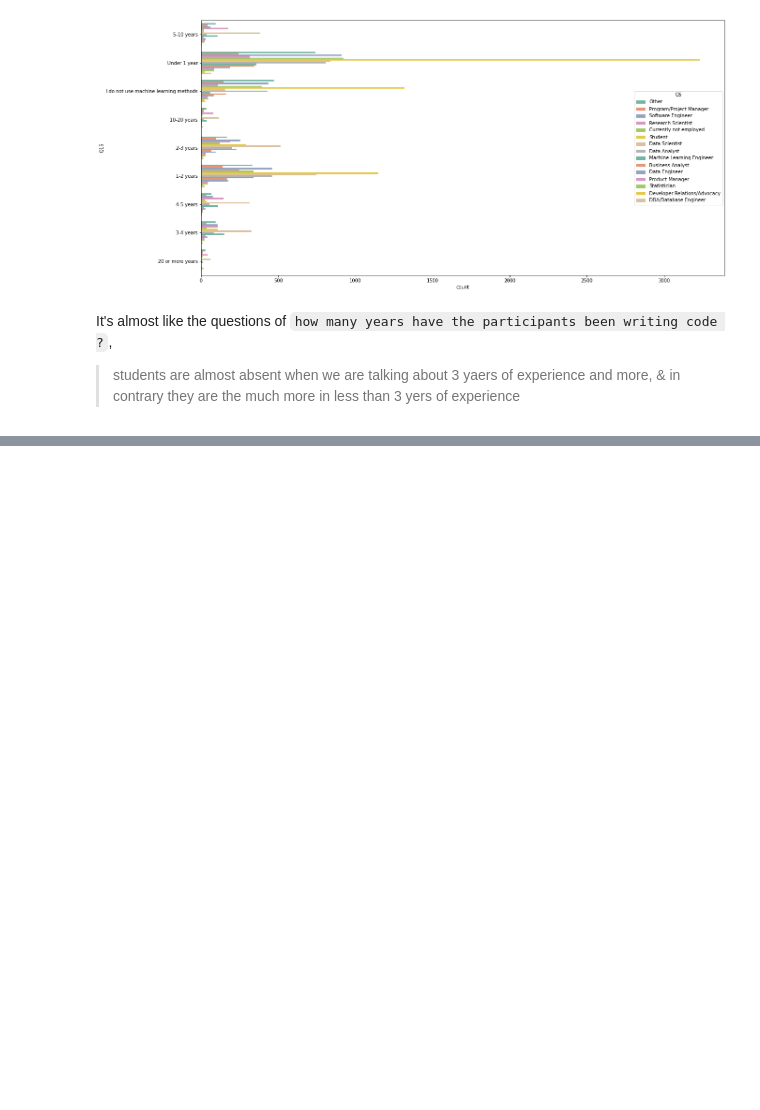
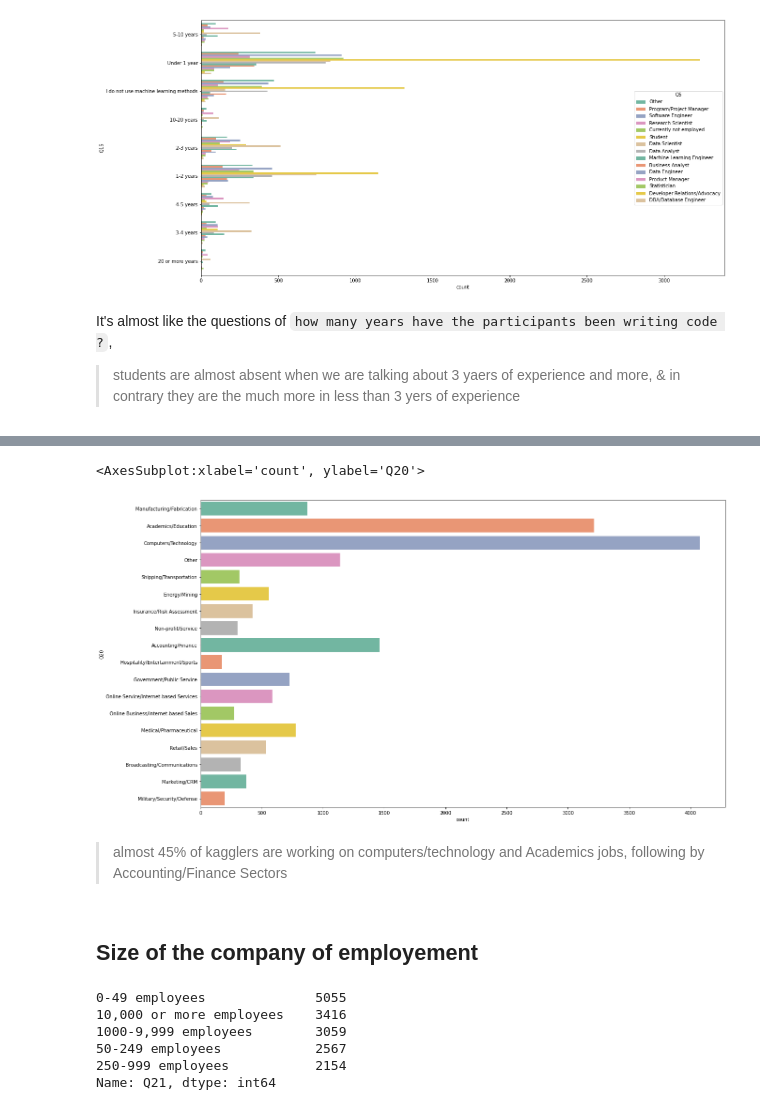
Before and after one commit to oussamaouardini/Kaggle-Machine-Learning-Data-Science-Survey-2021, a Jupyter notebook: kaggle-machine-learning-data-science-survey-2021.ipynb, the cells around one changed output, grey strips where cells are left out. Saved outputs shown, nothing was run; the diff lists cells and outputs as text; code cells hidden in the pictures; blank space fills up the shorter version.

Commit message:
Kaggle Notebook | Kaggle Machine Learning & Data Science Survey 2021 | Version 4

```diff
--- a/kaggle-machine-learning-data-science-survey-2021.ipynb
+++ b/kaggle-machine-learning-data-science-survey-2021.ipynb
@@ -695,0 +839,19 @@ Q38_B_OTHER
+# %%
+plt.figure(figsize= (20, 12))
+sns.countplot(y= 'Q20', data= data, palette="Set2")
+# %% [output]
+<AxesSubplot:xlabel='count', ylabel='Q20'>
+[figure, added]
+# %% [markdown]
+> almost 45% of kagglers are working on computers/technology and Academics jobs, following by Accounting/Finance Sectors
+# %% [markdown]
+## Size of the company of employement
+# %%
+data["Q21"].value_counts()
+# %% [output]
+0-49 employees              5055
+10,000 or more employees    3416
+1000-9,999 employees        3059
+50-249 employees            2567
+250-999 employees           2154
+Name: Q21, dtype: int64
```
Also changed, not shown: parts of 58 cells of this notebook.
